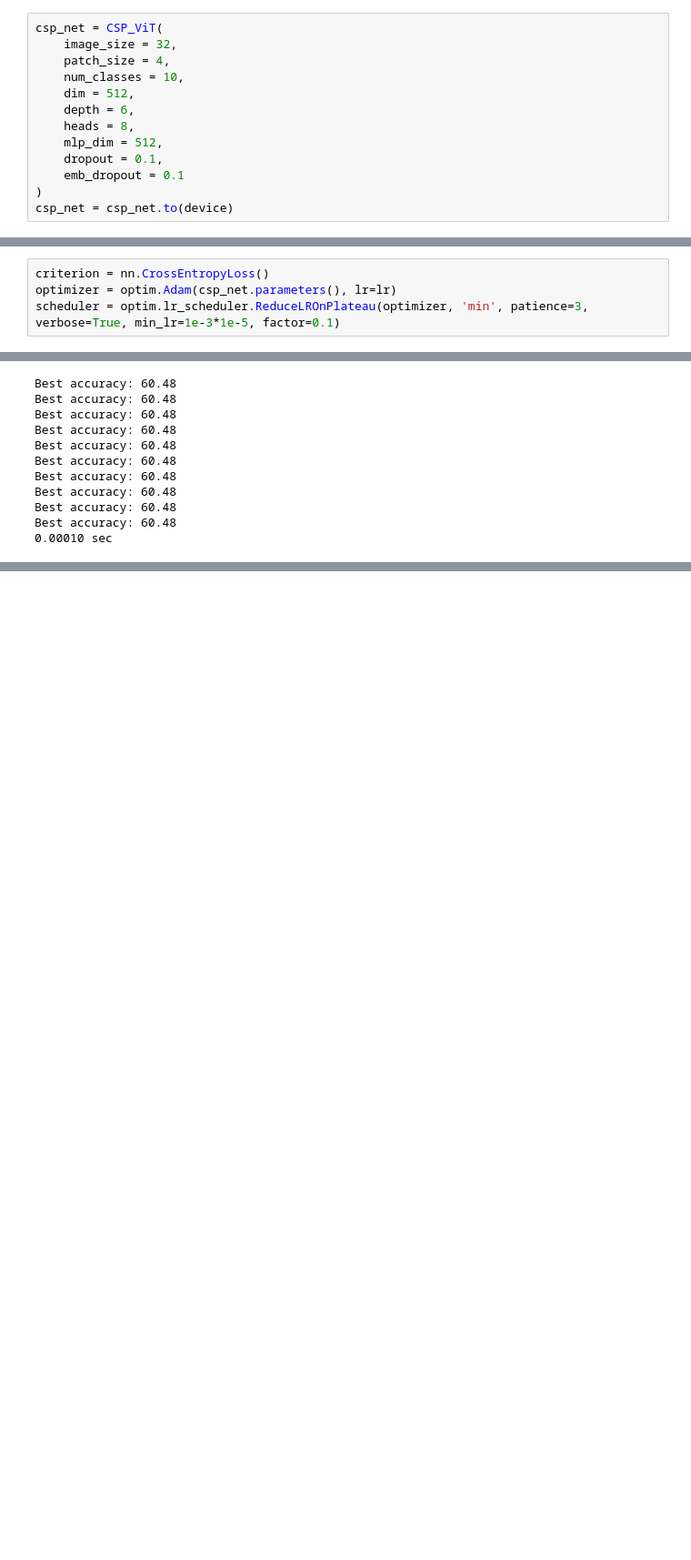
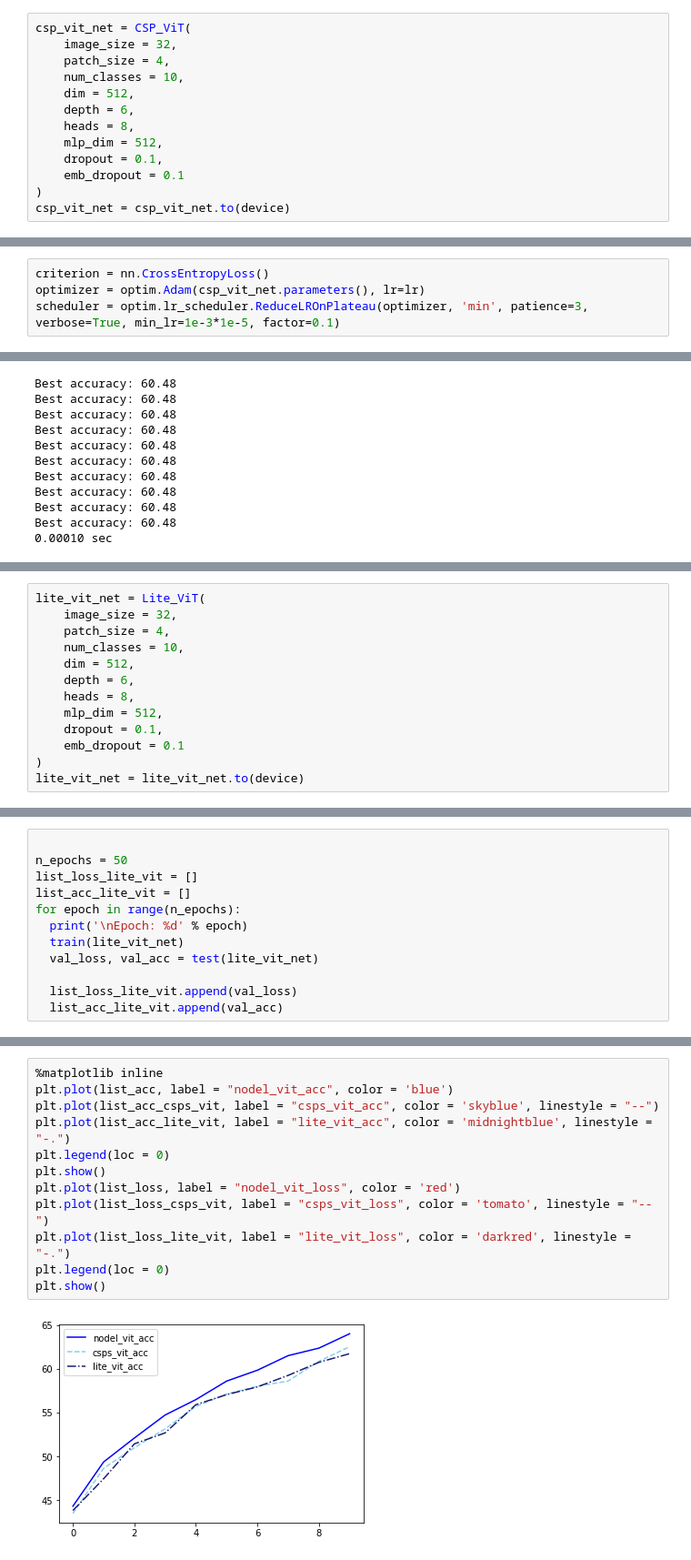
Before and after one commit to Hansanghyun-github/my_prototype, a Jupyter notebook: prototype.ipynb, the cells around one changed output, grey strips where cells are left out. Shown at 91% size. Drawn from its saved outputs; the diff is of its cells as text; blank space fills up the shorter version.

```diff
--- a/prototype.ipynb
+++ b/prototype.ipynb
@@ -554,7 +453,7 @@ predicted: plane
 # %% [markdown]
 #csp train and test
 # %%
-csp_net = CSP_ViT(
+csp_vit_net = CSP_ViT(
     image_size = 32,
     patch_size = 4,
     num_classes = 10,
@@ -565,4 +464,4 @@ csp_net = CSP_ViT(
     dropout = 0.1,
     emb_dropout = 0.1
 )
-csp_net = csp_net.to(device)
+csp_vit_net = csp_vit_net.to(device)
@@ -591,4 +468,4 @@ Estimated Total Size (MB): 63.13
 # %%
 criterion = nn.CrossEntropyLoss()
-optimizer = optim.Adam(csp_net.parameters(), lr=lr)
+optimizer = optim.Adam(csp_vit_net.parameters(), lr=lr)
 scheduler = optim.lr_scheduler.ReduceLROnPlateau(optimizer, 'min', patience=3, verbose=True, min_lr=1e-3*1e-5, factor=0.1)
@@ -811,0 +711,13 @@ len(testset)
+# %%
+lite_vit_net = Lite_ViT(
+    image_size = 32,
+    patch_size = 4,
+    num_classes = 10,
+    dim = 512,
+    depth = 6,
+    heads = 8,
+    mlp_dim = 512,
+    dropout = 0.1,
+    emb_dropout = 0.1
+)
+lite_vit_net = lite_vit_net.to(device)
@@ -811,0 +728,12 @@ len(testset)
+# %%
+
+n_epochs = 50
+list_loss_lite_vit = []
+list_acc_lite_vit = []
+for epoch in range(n_epochs):
+  print('\nEpoch: %d' % epoch)
+  train(lite_vit_net)
+  val_loss, val_acc = test(lite_vit_net)
+
+  list_loss_lite_vit.append(val_loss)
+  list_acc_lite_vit.append(val_acc)
@@ -811,0 +760,14 @@ len(testset)
+# %%
+%matplotlib inline
+plt.plot(list_acc, label = "nodel_vit_acc", color = 'blue')
+plt.plot(list_acc_csps_vit, label = "csps_vit_acc", color = 'skyblue', linestyle = "--")
+plt.plot(list_acc_lite_vit, label = "lite_vit_acc", color = 'midnightblue', linestyle = "-.")
+plt.legend(loc = 0)
+plt.show()
+plt.plot(list_loss, label = "nodel_vit_loss", color = 'red')
+plt.plot(list_loss_csps_vit, label = "csps_vit_loss", color = 'tomato', linestyle = "--")
+plt.plot(list_loss_lite_vit, label = "lite_vit_loss", color = 'darkred', linestyle = "-.")
+plt.legend(loc = 0)
+plt.show()
+# %% [output]
+[figure, added]
```
Also changed, not shown: parts of 81 cells of this notebook.
